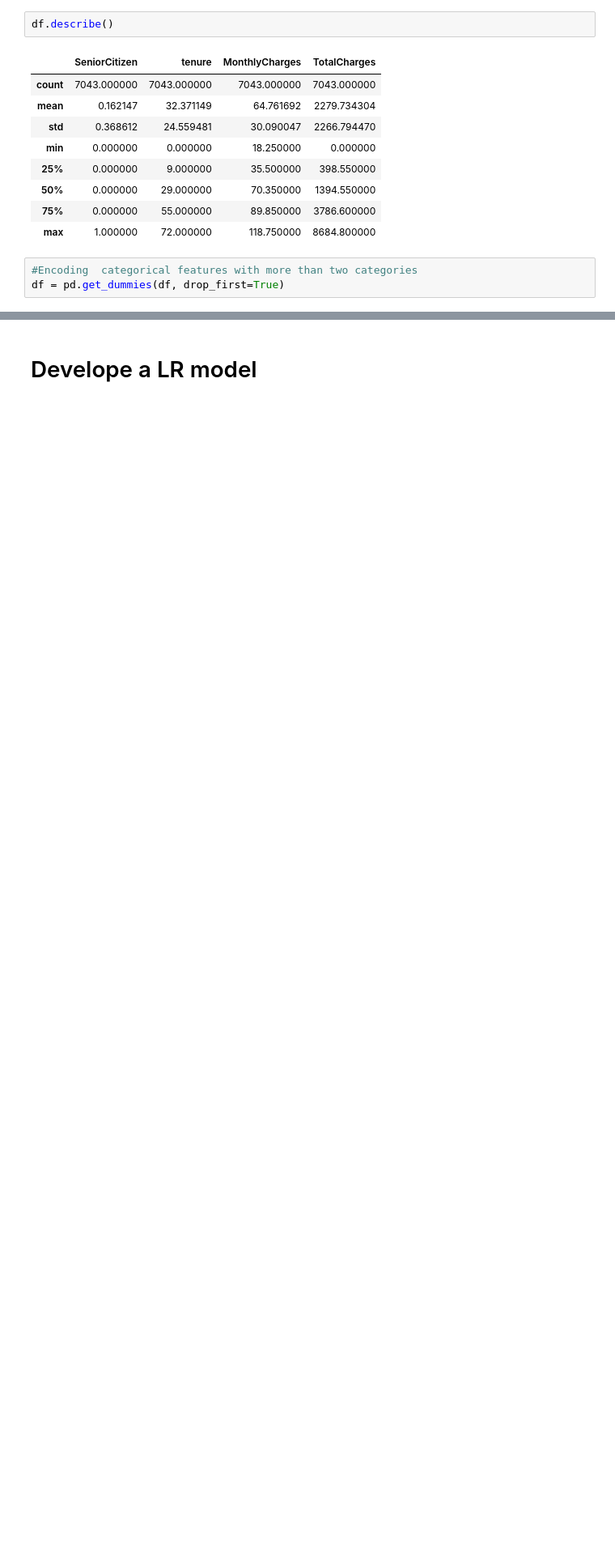
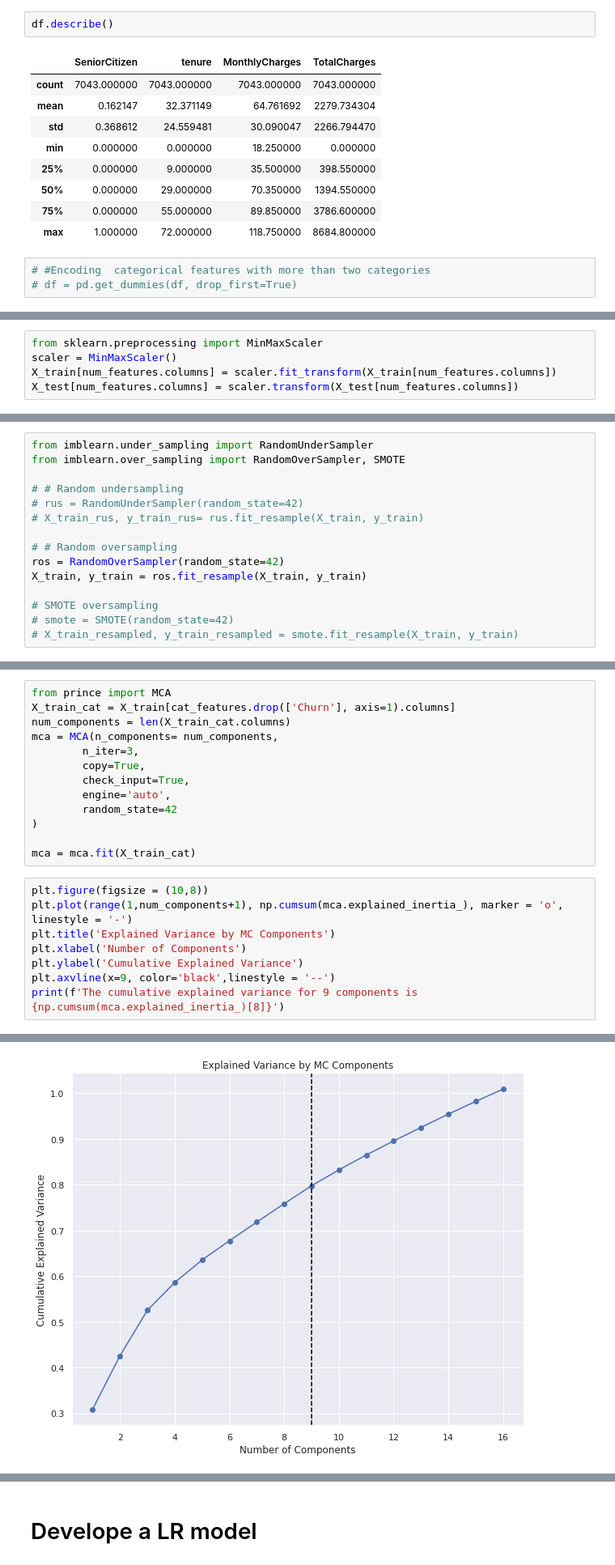
Before and after one commit to ashrafalaghbari/customer_churn_prediction, a Jupyter notebook: customer_churn_prediction.ipynb, the cells around one changed output, grey strips where cells are left out. Shown at 81% size. Saved outputs shown, nothing was run; the diff lists cells and outputs as text; blank space fills up the shorter version.

```diff
--- a/customer_churn_prediction.ipynb
+++ b/customer_churn_prediction.ipynb
@@ -119,5 +126,5 @@ df.describe()
 | 75% | 0.000000 | 55.000000 | 89.850000 | 3786.600000 |
 | max | 1.000000 | 72.000000 | 118.750000 | 8684.800000 |
 # %%
-#Encoding  categorical features with more than two categories
-df = pd.get_dummies(df, drop_first=True)
+# #Encoding  categorical features with more than two categories
+# df = pd.get_dummies(df, drop_first=True)
@@ -135,0 +152,5 @@ Test set: (1409, 30) shape
+# %%
+from sklearn.preprocessing import MinMaxScaler
+scaler = MinMaxScaler()
+X_train[num_features.columns] = scaler.fit_transform(X_train[num_features.columns])
+X_test[num_features.columns] = scaler.transform(X_test[num_features.columns])
@@ -135,0 +176,15 @@ Test set: (1409, 30) shape
+# %%
+from imblearn.under_sampling import RandomUnderSampler
+from imblearn.over_sampling import RandomOverSampler, SMOTE
+
+# # Random undersampling
+# rus = RandomUnderSampler(random_state=42)
+# X_train_rus, y_train_rus= rus.fit_resample(X_train, y_train)
+
+# # Random oversampling
+ros = RandomOverSampler(random_state=42)
+X_train, y_train = ros.fit_resample(X_train, y_train)
+
+# SMOTE oversampling
+# smote = SMOTE(random_state=42)
+# X_train_resampled, y_train_resampled = smote.fit_resample(X_train, y_train)
@@ -135,0 +216,22 @@ Test set: (1409, 30) shape
+# %%
+from prince import MCA
+X_train_cat = X_train[cat_features.drop(['Churn'], axis=1).columns]
+num_components = len(X_train_cat.columns)
+mca = MCA(n_components= num_components,
+        n_iter=3,
+        copy=True,
+        check_input=True,
+        engine='auto',
+        random_state=42
+)
+
+mca = mca.fit(X_train_cat)
+# %%
+plt.figure(figsize = (10,8))
+plt.plot(range(1,num_components+1), np.cumsum(mca.explained_inertia_), marker = 'o', linestyle = '-')
+plt.title('Explained Variance by MC Components')
+plt.xlabel('Number of Components')
+plt.ylabel('Cumulative Explained Variance')
+plt.axvline(x=9, color='black',linestyle = '--')
+print(f'The cumulative explained variance for 9 components is {np.cumsum(mca.explained_inertia_)[8]}')
+# %% [output]
@@ -135,0 +239 @@ Test set: (1409, 30) shape
+[figure, added]
```
Also changed, not shown: parts of 55 cells of this notebook.
